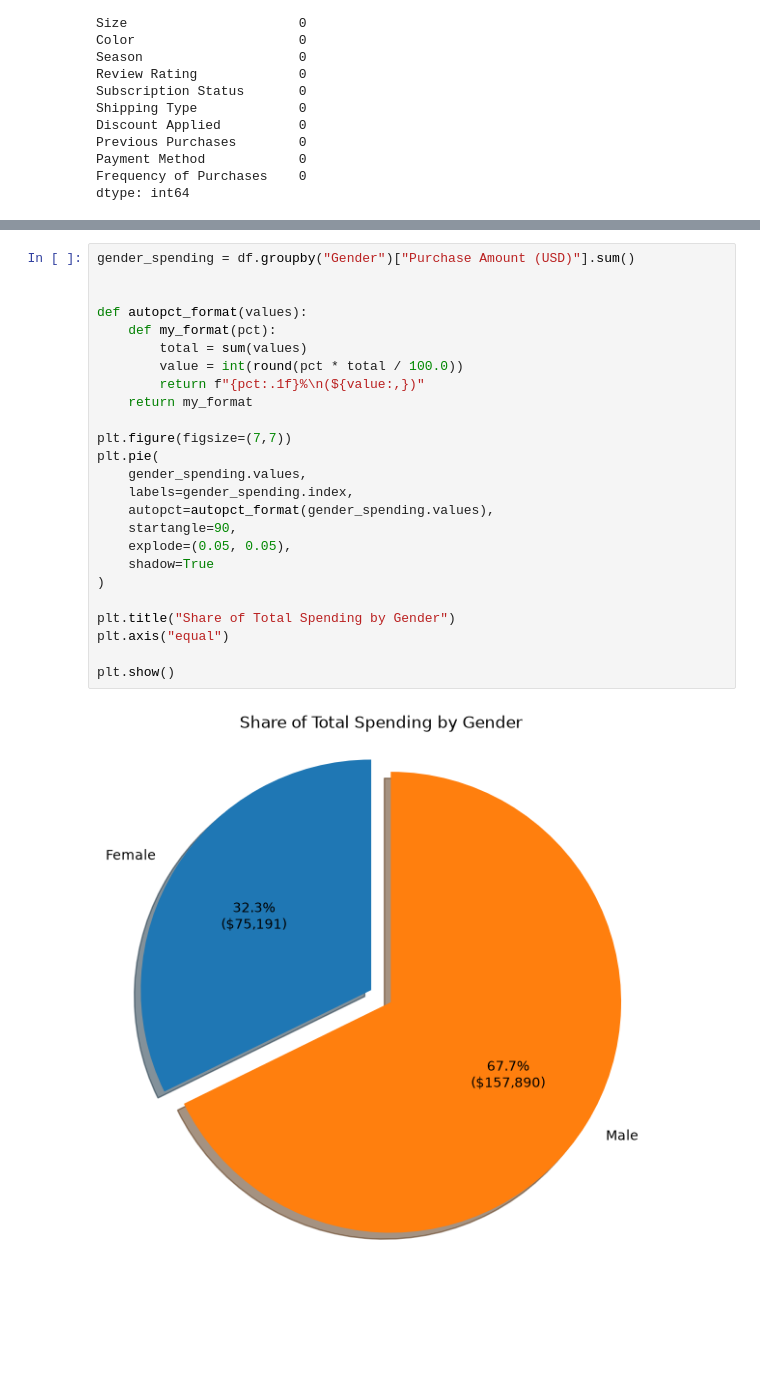
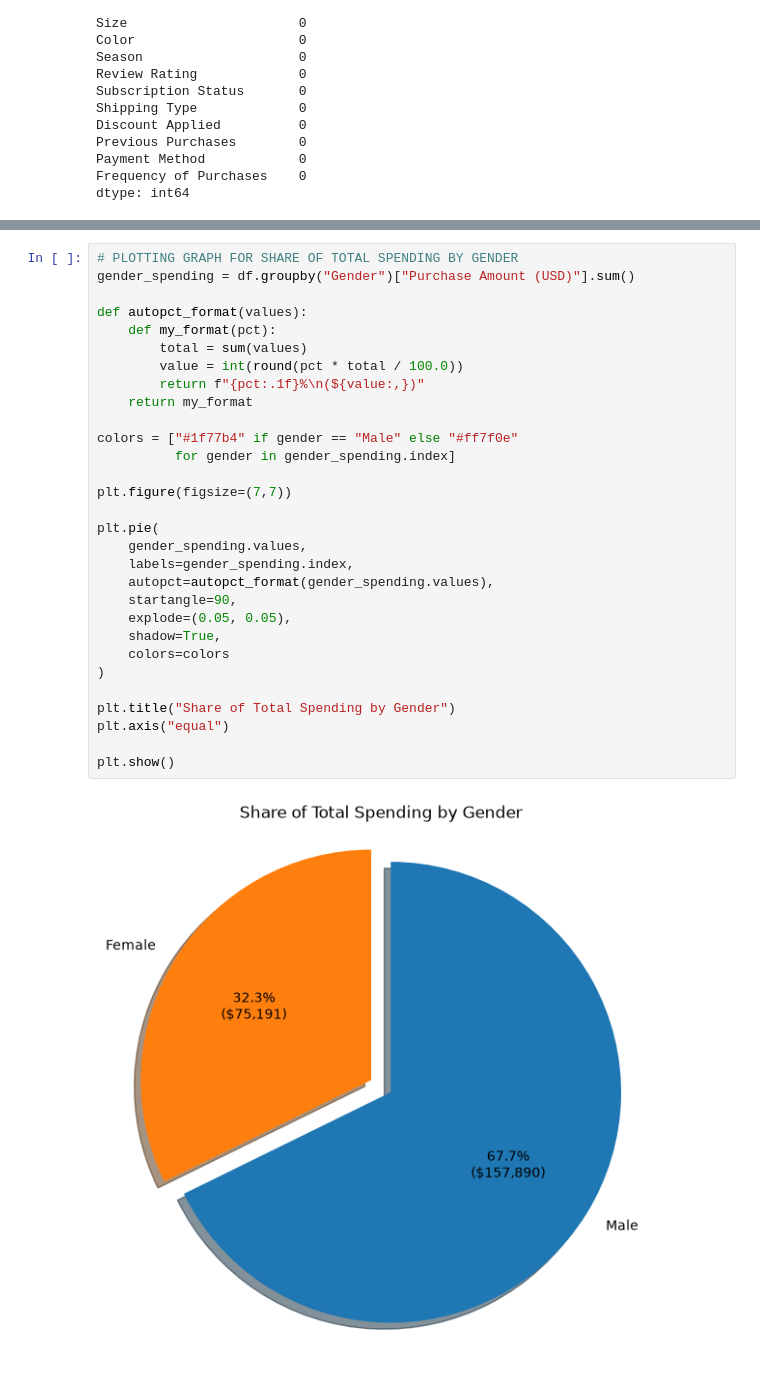
Before and after one commit to vaibhavkashyap521/Customer-Analysis, a Jupyter notebook: Analysis1.ipynb, the cells around one changed output, grey strips where cells are left out. Cells and saved outputs as stored; diff of their text form; blank space fills up the shorter version.

```diff
--- a/Analysis.ipynb
+++ b/Analysis1.ipynb
@@ -282,30 +295,35 @@ plt.show()
 # %% [output]
 [figure]
 # %%
+# PLOTTING GRAPH FOR SHARE OF TOTAL SPENDING BY GENDER
 gender_spending = df.groupby("Gender")["Purchase Amount (USD)"].sum()
-
 
 def autopct_format(values):
     def my_format(pct):
         total = sum(values)
         value = int(round(pct * total / 100.0))
         return f"{pct:.1f}%\n(${value:,})"
     return my_format
 
+colors = ["#1f77b4" if gender == "Male" else "#ff7f0e"
+          for gender in gender_spending.index]
+
 plt.figure(figsize=(7,7))
+
 plt.pie(
     gender_spending.values,
     labels=gender_spending.index,
     autopct=autopct_format(gender_spending.values),
     startangle=90,
     explode=(0.05, 0.05),
-    shadow=True
+    shadow=True,
+    colors=colors
 )
 
 plt.title("Share of Total Spending by Gender")
 plt.axis("equal")
 
 plt.show()
 # %% [output]
-[figure, old version]
+[figure, new version]
 # %%
```
Also changed, not shown: parts of 31 cells of this notebook.
